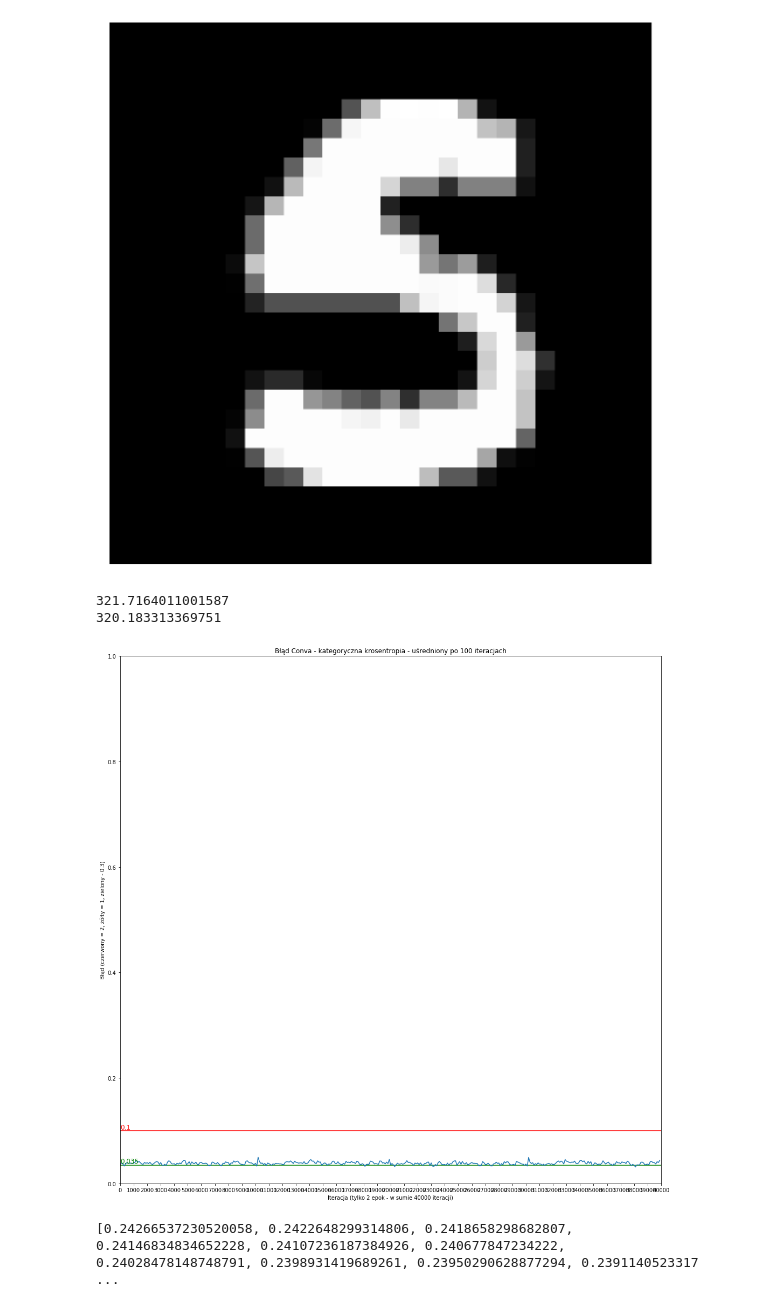
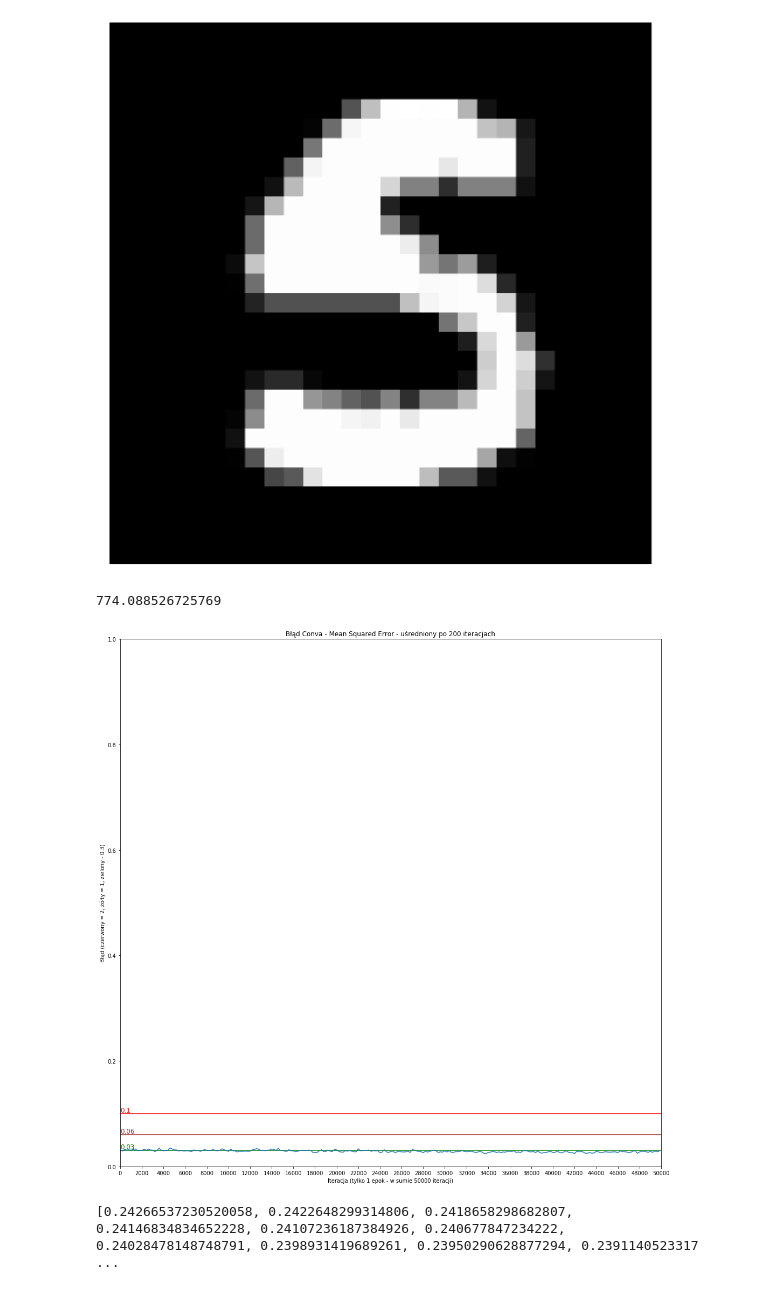
Before and after one commit to JonothorDarry/MaszynLyrn, a Jupyter notebook: AutoEncoder.ipynb, the cells around one changed output. Drawn from its saved outputs; the diff is of its cells as text; code cells hidden in the pictures.

```diff
--- a/AutoEncoder.ipynb
+++ b/AutoEncoder.ipynb
@@ -90,24 +90,25 @@ act=[0]*10
 wact=[0]*10
 back_p=[0]*10
 #lyrning rejt
-nn_delta=0.1
+nn_delta=0.001
 #Funkcje wykonywane przez warstwy, warstwy - logic (bez 1-wszej: input)[rozmiar k-tej warstwy od 1]
 lst=28*28
 logic=[50,20,50,lst]
 fforw=[sigm_forw, sigm_forw, sigm_forw, sigm_forw]
 fback=[sigm_back, sigm_back, sigm_back, sigm_back]
-
+momentum=0.95
 ll=len(logic)
 
 #Determinacja wag i biasów
 for i in range(ll):
     w[i]=np.asmatrix([0.15*np.random.normal(0, 1) for j in range(lst*logic[i])]).reshape(logic[i], lst)
+    weight_delta[i]=np.zeros((logic[i], lst))
     bw[i]=0.15*np.random.normal(0, 1)
     lst=logic[i]
 # %%
 #iteracje, epoki, zapis wyniku do wykresu
-iterr=20000
-epokz=2
+iterr=50000
+epokz=1
 aedificator_mundi_carcerem=[0]*(iterr*epokz)
 
 for ii in range(epokz):
@@ -137,46 +138,50 @@ for ii in range(epokz):
         back_p[ll+1]=der
         for j in range(ll,0,-1):
             sdel=np.multiply(fback[j-1](act[j]),back_p[j+1])
-            weight_delta[j-1]=sdel*wact[j-1].T
+            #Gradient - Momentum
+            weight_delta[j-1]=momentum*weight_delta[j-1]+nn_delta*sdel*wact[j-1].T
             #bias_delta[j-1]=sum(sdel)[0,0]/len(sdel)
             back_p[j]=w[j-1].T*sdel
 
         for j in range(ll):
-            w[j]-=weight_delta[j]*nn_delta
+            w[j]-=weight_delta[j]
             #bw[j]-=bias_delta[j]*nn_delta
     t2=time.time()
     print(t2-t1)
 # %% [output]
-321.7164011001587
-320.183313369751
+774.088526725769
 # %%
 fig, ax=plt.subplots(1, 1, figsize=(18,18))
 #dt - liczba iteracji, kgbo - uśrednienie błędu po tylu iteracjach, ss- parametr labeli
 dt=iterr*epokz
-kgbo=100
+kgbo=200
 dt2=dt//kgbo
 ss=10
 
 #Formulacja średnich
 dkkk=[0]*dt2
 for i in range(dt2):
     dkkk[i]=sum(aedificator_mundi_carcerem[i*kgbo:(i+1)*kgbo])/kgbo
 
-ax.set_title('Błąd Conva - kategoryczna krosentropia - uśredniony po {} iteracjach'.format(kgbo))
+alpha, beta, gamma=0.1,0.06,0.03
+
+ax.set_title('Błąd Conva - Mean Squared Error - uśredniony po {} iteracjach'.format(kgbo))
 ax.set_xlabel('Iteracja (tylko {} epok - w sumie {} iteracji)'.format(epokz, dt))
 ax.set_xticklabels(range(0, dt+1, kgbo*ss))
 ax.set_xticks(range(0, dt//kgbo+1, ss))
 ax.set_ylabel('Błąd (czerwony = 2, żółty = 1, zielony - 0.3)')
-ax.axhline(0.1, color='red')
-ax.axhline(0.035, color='green')
+ax.axhline(alpha, color='red')
+ax.axhline(beta, color='brown')
+ax.axhline(gamma, color='green')
 ax.plot(dkkk)
-ax.text(x=0, y=0.1, s='0.1', verticalalignment='bottom', horizontalalignment='left', color='red', size=12)
-ax.text(x=0, y=0.035, s='0.035', verticalalignment='bottom', horizontalalignment='left', color='green', size=12)
+ax.text(x=0, y=alpha, s='{}'.format(alpha), verticalalignment='bottom', horizontalalignment='left', color='red', size=12)
+ax.text(x=0, y=beta, s='{}'.format(beta), verticalalignment='bottom', horizontalalignment='left', color='brown', size=12)
+ax.text(x=0, y=gamma, s='{}'.format(gamma), verticalalignment='bottom', horizontalalignment='left', color='green', size=12)
 ax.set_ylim(0, 1)
 ax.set_xlim(-0.1, dt2)
 plt.show()
 # %% [output]
-[figure, old version]
+[figure, new version]
 # %%
 print(aedificator_mundi_carcerem)
 # %% [output]
```
Also changed, not shown: parts of 1 cell of this notebook.
